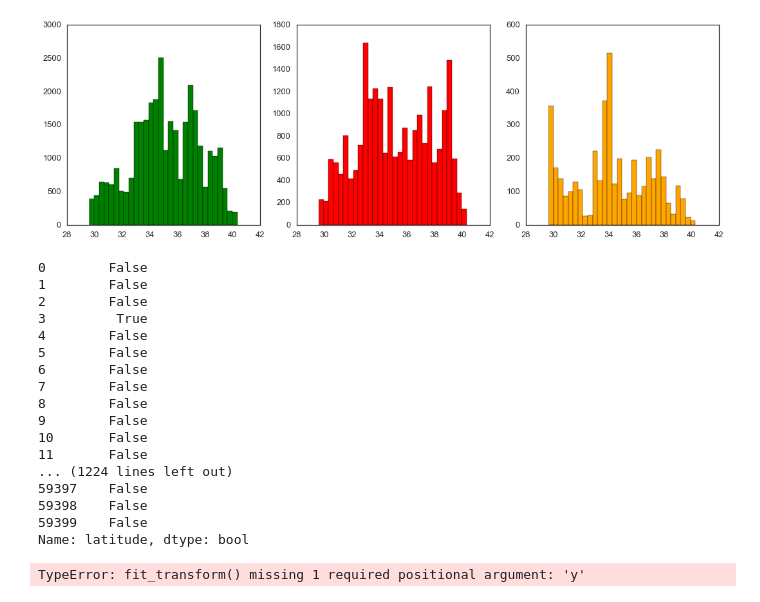
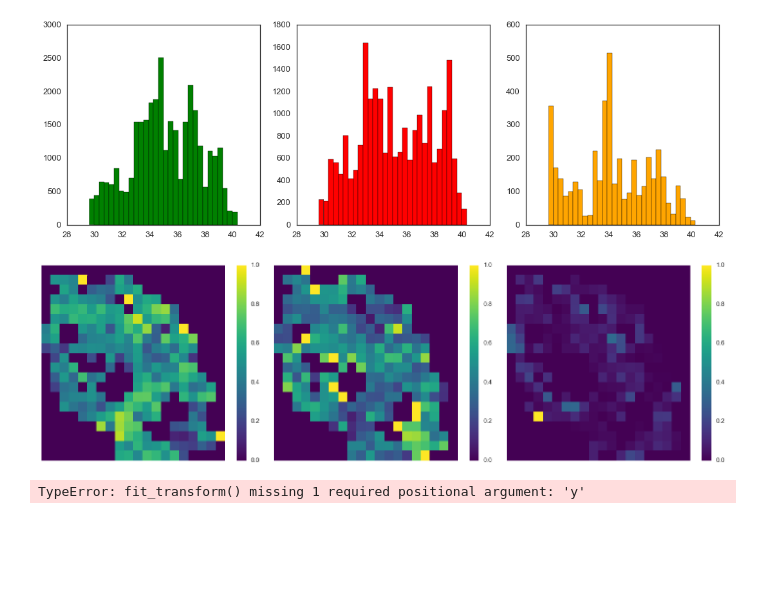
Before and after one commit to georgerichardson/pumpit, a Jupyter notebook: understanding.ipynb, the cells around one changed output. Drawn from its saved outputs; the diff is of its cells as text; code cells hidden in the pictures; blank space fills up the shorter version.

```diff
--- a/understanding.ipynb
+++ b/understanding.ipynb
@@ -108,28 +110,45 @@ plt.tight_layout()
 # %% [output]
 [figure]
 # %%
-longitude_steps = np.histogram(train_data['longitude'], bins=20)[1]
+longitude_steps = np.histogram(train_data['longitude'], bins=19)[1]
 # %%
-latitude_steps = np.histogram(train_data['latitude'], bins=20)[1]
+latitude_steps = np.histogram(train_data['latitude'], bins=19)[1]
-# %%
-for lat, lon in zip(latitude_steps, longitude_steps):
-    lat_mask = (train_data['latitude'] >= lat) & (train_data['latitude'] < lat + latitude_step)
-    lon_mask = (train_data['longitude'] >= lon) & (train_data['longitude'] < lat + longitude_step)
-# %% [output]
-0        False
-1        False
-2        False
-3         True
-4        False
-5        False
-6        False
-7        False
-8        False
-9        False
-10       False
-11       False
-... (1224 lines left out)
-59397    False
-59398    False
-59399    False
-Name: latitude, dtype: bool
+# %%
+grid_func = np.zeros((20, 20))
+grid_nonfunc = np.zeros((20, 20))
+grid_repair = np.zeros((20, 20))
+grid = np.zeros((3, 20, 20))
+
+functional = train_data[train_labels['status_group'] == 'functional']
+non_functional = train_data[train_labels['status_group'] == 'non functional']
+repair = train_data[train_labels['status_group'] == 'functional needs repair']
+
+status_group = train_labels['status_group']
+
+for i, lat in enumerate(latitude_steps):
+    lat_mask = (train_data['latitude'] >= lat) & (train_data['latitude'] < lat + latitude_step)
+
+    for j, lon in enumerate(longitude_steps):
+        lon_mask = (train_data['longitude'] >= lon) & (train_data['longitude'] < lon + longitude_step)
+
+        num_pumps = len(train_data[lat_mask & lon_mask])
+
+        if num_pumps == 0:
+            continue
+        else:
+            grid[0, i, j] = len(status_group[(status_group == 'functional')\
+                                               & lat_mask & lon_mask]) / num_pumps
+            grid[1, i, j] = len(status_group[(status_group == 'non functional')\
+                                                  & lat_mask & lon_mask]) / num_pumps
+            grid[2, i, j] = len(status_group[(status_group == 'functional needs repair')\
+                                                 & lat_mask & lon_mask]) / num_pumps
+# %%
+fig, axes = plt.subplots(1,3, figsize=(20, 6))
+
+for i, ax in enumerate(axes):
+    sns.heatmap(grid[i], ax=ax, cmap='viridis', annot=True, xticklabels=False, yticklabels=False)
+    ax.invert_yaxis()
+
+plt.tight_layout()
+# %% [output]
+[figure, added]
```
Also changed, not shown: parts of 10 cells of this notebook, 5 other files.
